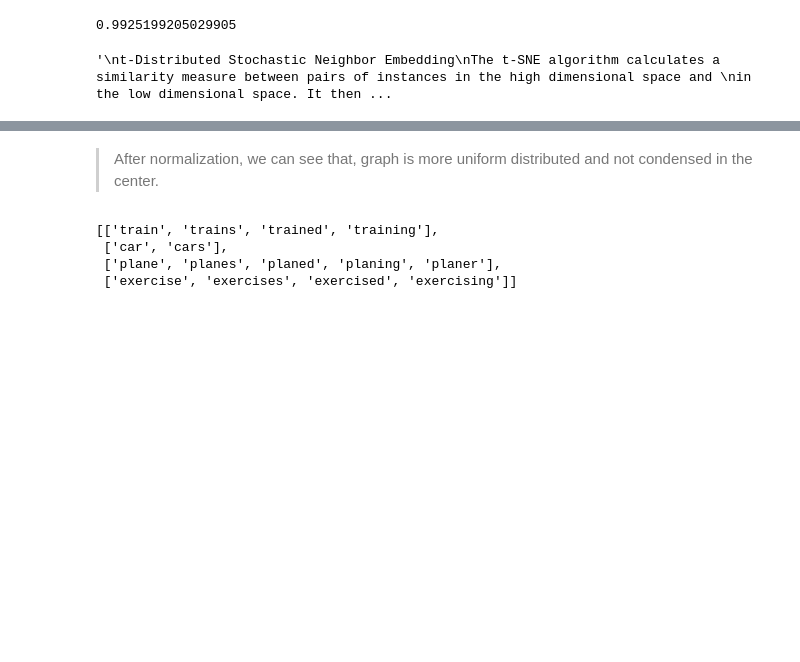
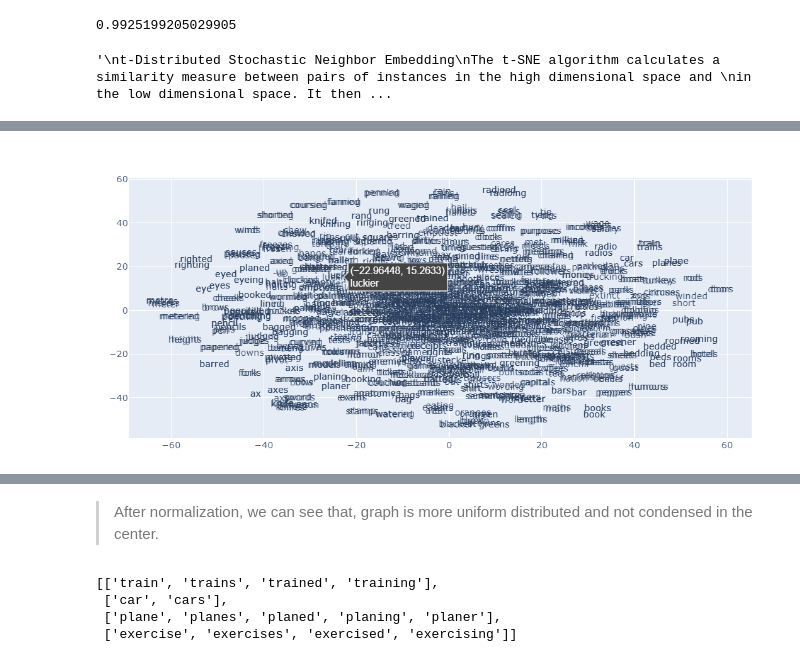
Before and after one commit to SukruHan/AdvancedMachineLearning, a Jupyter notebook: FastText.ipynb, the cells around one changed output, grey strips where cells are left out. Drawn from its saved outputs; the diff is of its cells as text; code cells hidden in the pictures; blank space fills up the shorter version.

```diff
--- a/FastText.ipynb
+++ b/FastText.ipynb
@@ -521,6 +521,12 @@ else:
 plot_function(x_vals, y_vals, labels)
 # %% [output]
 [interactive output not drawn]
+# %%
+from IPython.display import Image
+image1 = Image(filename='image1.png')
+display(image1)
+# %% [output]
+[figure, added]
 # %%
 def reduce_dimensions_norm(lexi):
     num_dimensions = 2  # final num dimensions (2D, 3D, etc)
```
Also changed, not shown: parts of 9 cells of this notebook.
